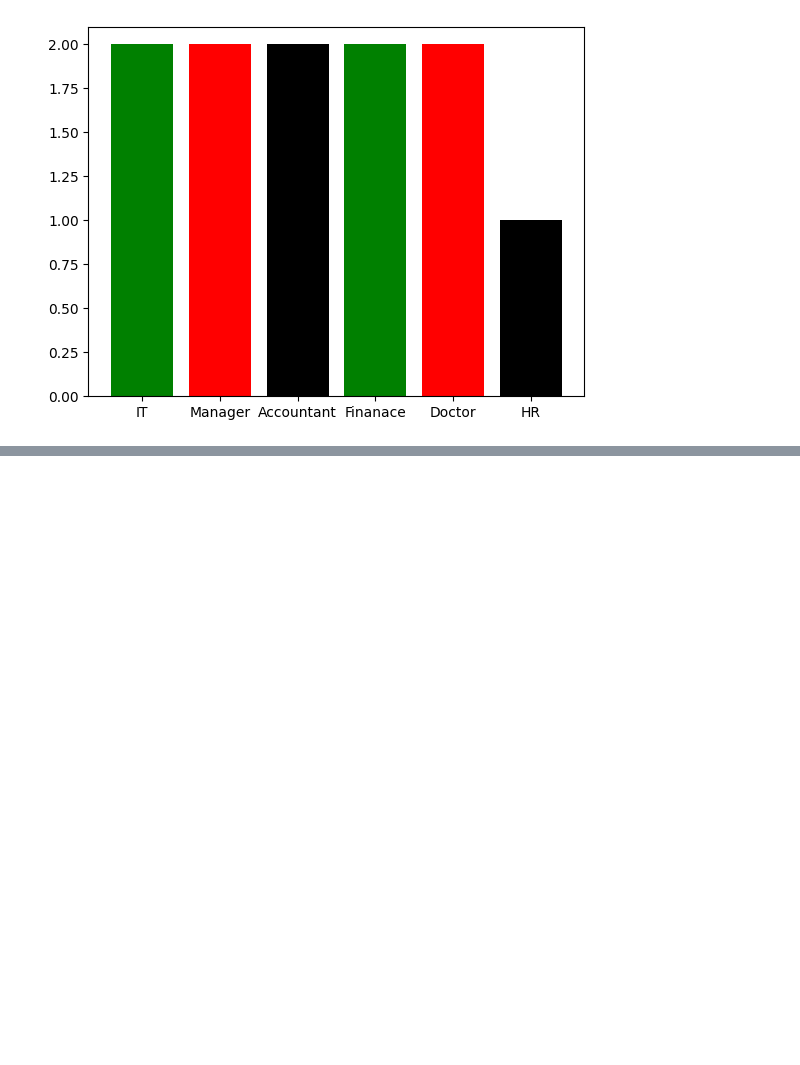
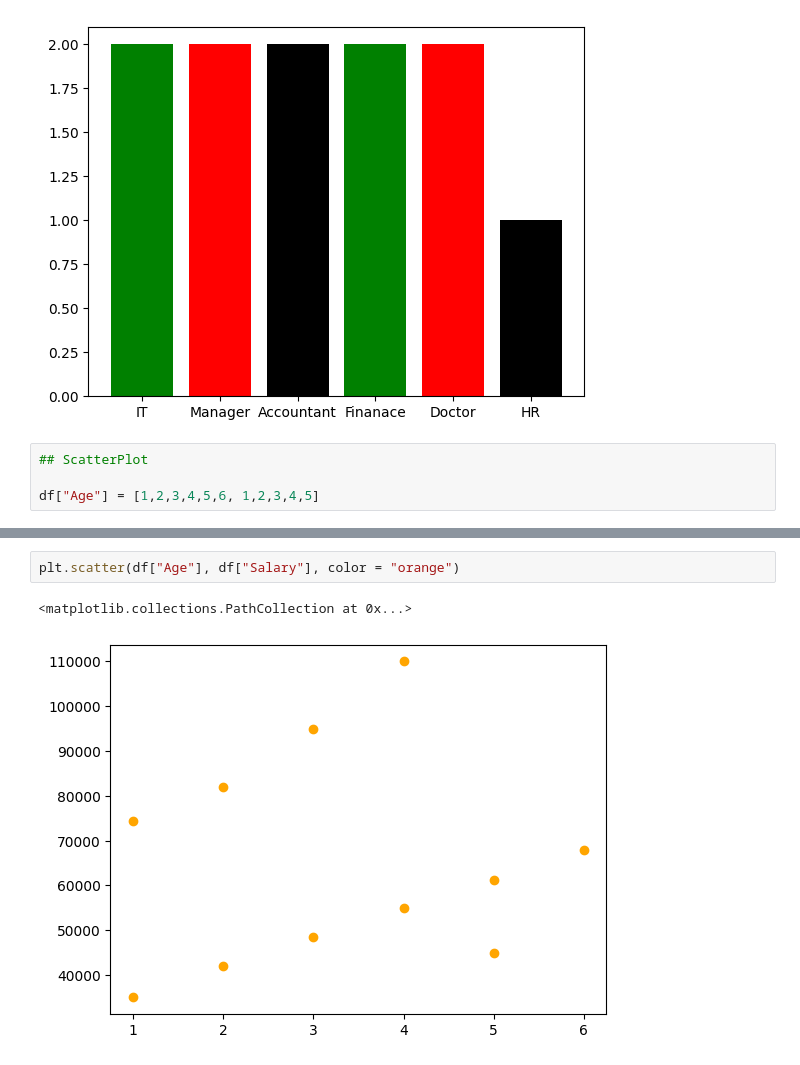
Before and after one commit to Neverask1121/RAG-application, a Jupyter notebook: matplotlib/plt.ipynb, the cells around one changed output, grey strips where cells are left out. Cells and saved outputs as stored; diff of their text form; blank space fills up the shorter version.

```diff
--- a/matplotlib/plt.ipynb
+++ b/matplotlib/plt.ipynb
@@ -115,3 +115,7 @@ plt.bar(count.index, count, color = ["green", "red", "black"]*2)
 # %% [output]
 <BarContainer object of 6 artists>
 [figure]
+# %%
+## ScatterPlot
+
+df["Age"] = [1,2,3,4,5,6, 1,2,3,4,5]
@@ -117,0 +131,5 @@ plt.bar(count.index, count, color = ["green", "red", "black"]*2)
+# %%
+plt.scatter(df["Age"], df["Salary"], color = "orange")
+# %% [output]
+<matplotlib.collections.PathCollection at 0x...>
+[figure, added]
```
Also changed, not shown: parts of 1 cell of this notebook.
